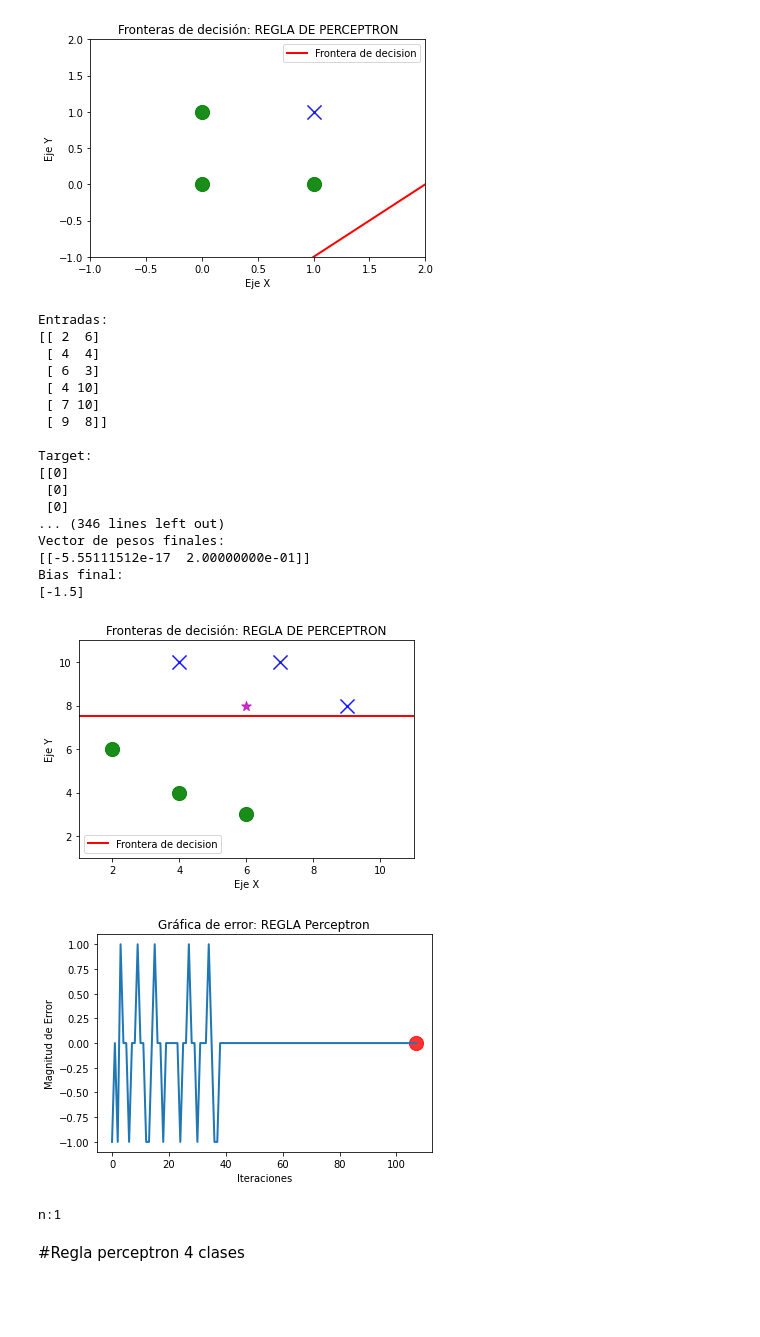
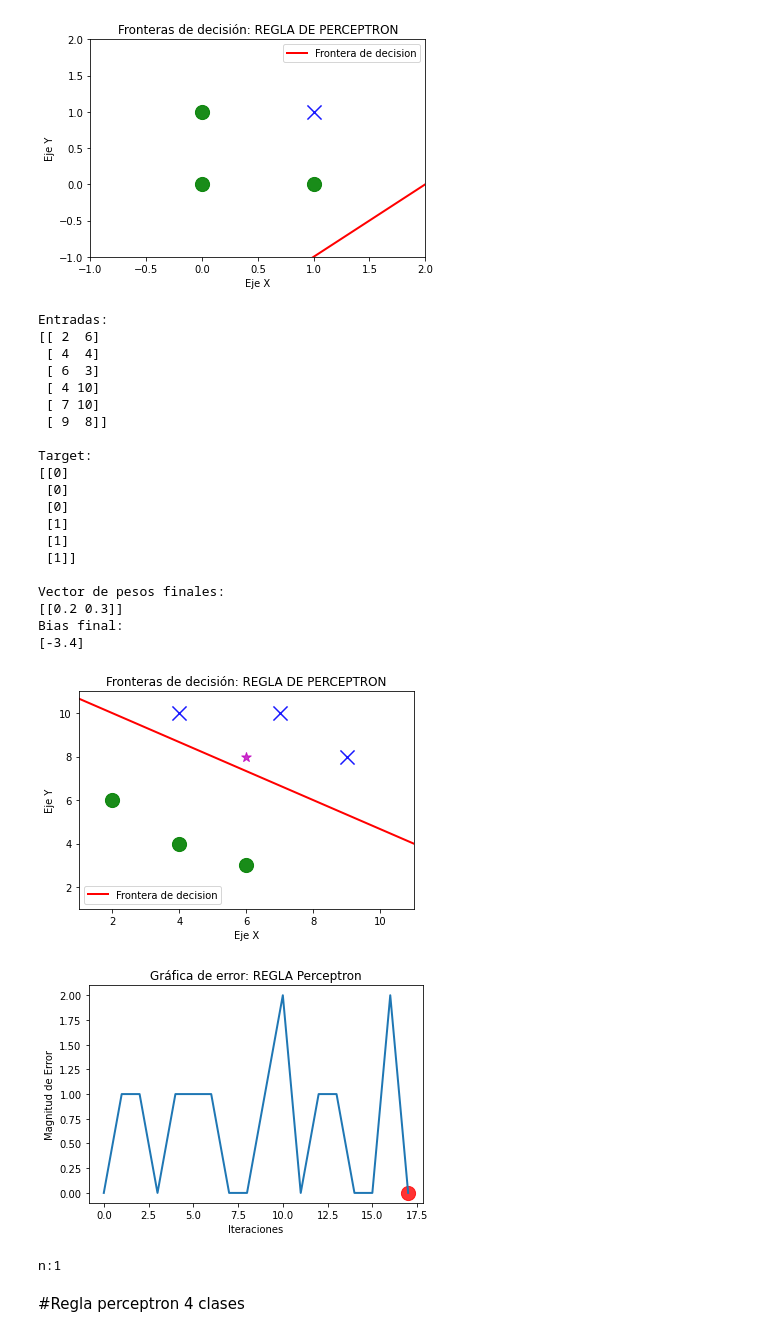
Before and after one commit to mousemgr/Redes-Neuronales, a Jupyter notebook: RNA.ipynb, the cells around one changed output. Cells and saved outputs as stored; diff of their text form; code cells hidden in the pictures; blank space fills up the shorter version.

```diff
--- a/RNA.ipynb
+++ b/RNA.ipynb
@@ -165,38 +165,42 @@ print(f"Entradas:\n{p}\n")
 t = np.array([[0], [0], [0], [1], [1], [1]])
 print(f"Target:\n{t}\n")
 
-w = np.array([[0.5, 0.5]])
+w = np.array([[0.8, 0.5]])
 b = -1
 
 #factor de aprendizaje
-alpha = 0.1
+alpha = 0.2
 
 #Regla de aprendizaje
 epocas = 18
 for j in range(epocas):
-    print(f"Epoca numero {j}")
+    #print(f"Epoca numero {j}")
+    eSuma=0
     for i in range(np.shape(p)[0]): #Repetir segun la cantidad de filas de p
         p_T = np.reshape(p[i], (2, 1)) #REACOMODA np.reshape(matriz,(filas,columnas)
 
         # Producto punto
         a = np.dot(w,p_T) + b
-        print(f"a: {a}")
+        #print(f"a: {a}")
 
         # Hardlim
         if a>=0:
             n=1
         else:
             n=0
-        print(f"n:{n}")
+        #print(f"n:{n}")
 
         #Error
         e = t[i] - n
-        print(f"e:{e}")
+        #print(f"e:{e}")
 
         w = w + alpha*e*p[i]
         b = b + alpha*e
 
-        err_vector.append(e)
+        eSuma=eSuma+e
+
+    eSuma = np.abs(eSuma)
+    err_vector.append(eSuma)
 
 print(f"Vector de pesos finales:\n{w}")
 print(f"Bias final:\n{b}")
@@ -233,38 +237,41 @@ plt.xlabel('Iteraciones')
 plt.scatter(len(err_vector) - 1, 0, color = 'r', s = 200, marker = 'o', alpha = 0.8)
 plt.show()
 
 ####Clasificador
 p = np.array([[6, 8]])
 p_T = np.reshape(p[0], (2, 1))
 
 a = np.dot(w,p_T) + b
 
 # Hardlim
 if a>=0:
   n=1
 else:
   n=0
 print(f"n:{n}")
 # %% [output]
 Entradas:
 [[ 2  6]
  [ 4  4]
  [ 6  3]
  [ 4 10]
  [ 7 10]
  [ 9  8]]
 
 Target:
 [[0]
  [0]
  [0]
-... (346 lines left out)
+ [1]
+ [1]
+ [1]]
+
 Vector de pesos finales:
-[[-5.55111512e-17  2.00000000e-01]]
+[[0.2 0.3]]
 Bias final:
-[-1.5]
+[-3.4]
-[figure, old version]
+[figure, new version]
-[figure, old version]
+[figure, new version]
 n:1
 # %% [markdown]
 #Regla perceptron 4 clases
```
Also changed, not shown: parts of 3 cells of this notebook.
